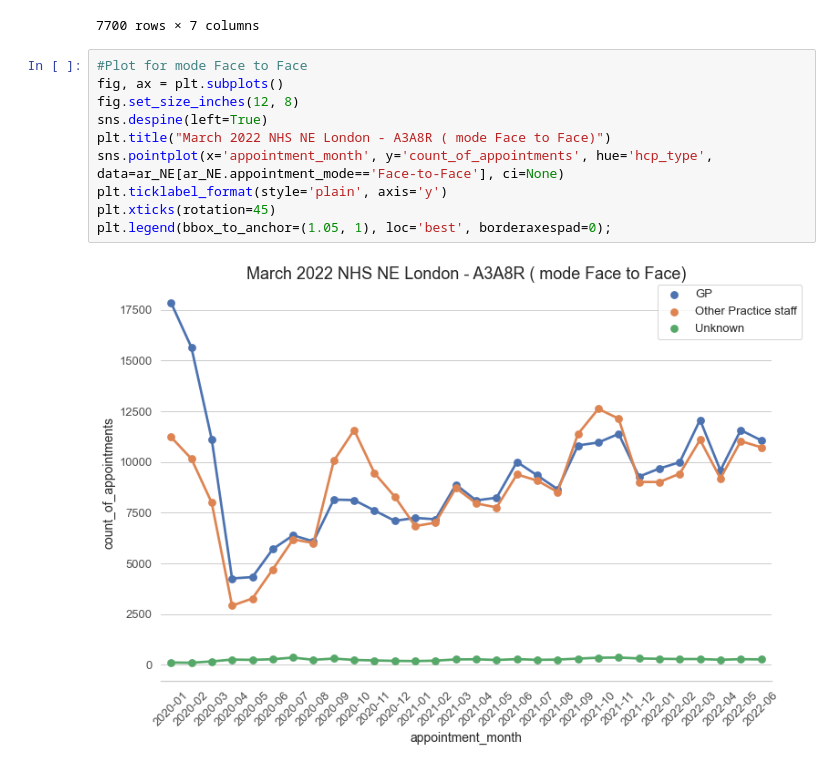
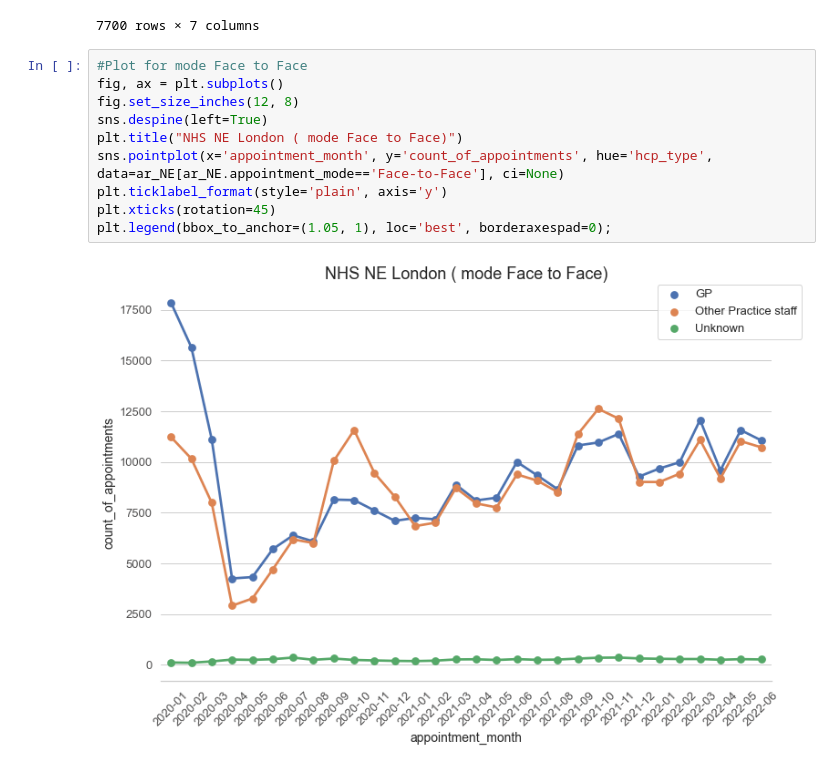
Before and after one commit to mikebenas/LSE_DA_NHS_analysis, a Jupyter notebook: Benas_Mike_DA201_Assignment_Notebook.ipynb, the cells around one changed output. Cells and saved outputs as stored; diff of their text form.

```diff
--- a/Benas_Mike_DA201_Assignment_Notebook.ipynb
+++ b/Benas_Mike_DA201_Assignment_Notebook.ipynb
@@ -1891,12 +1891,12 @@ ar_NE
 # %%
 #Plot for mode Face to Face
 fig, ax = plt.subplots()
 fig.set_size_inches(12, 8)
 sns.despine(left=True)
-plt.title("March 2022 NHS NE London - A3A8R ( mode Face to Face)")
+plt.title("NHS NE London ( mode Face to Face)")
 sns.pointplot(x='appointment_month', y='count_of_appointments', hue='hcp_type', data=ar_NE[ar_NE.appointment_mode=='Face-to-Face'], ci=None)
 plt.ticklabel_format(style='plain', axis='y')
 plt.xticks(rotation=45)
 plt.legend(bbox_to_anchor=(1.05, 1), loc='best', borderaxespad=0);
 # %% [output]
-[figure, old version]
+[figure, new version]
```
